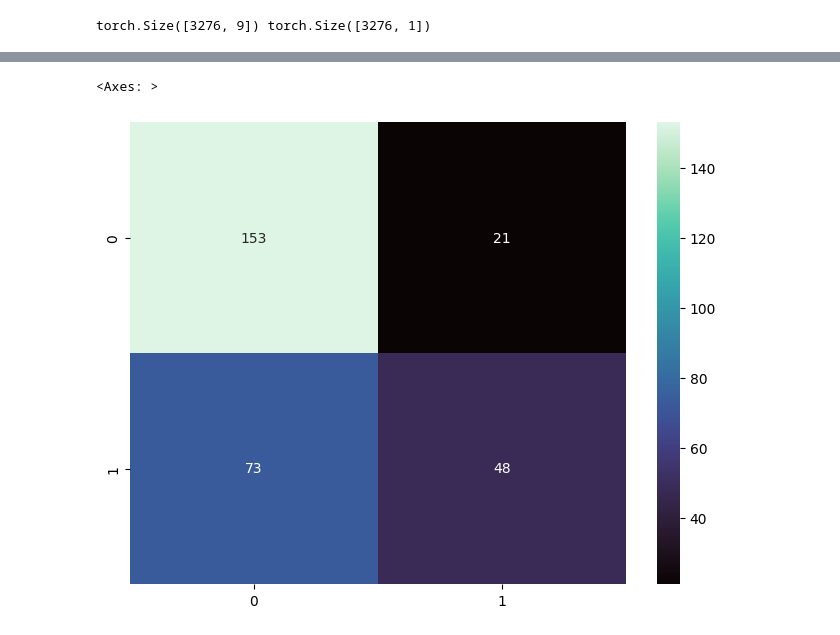
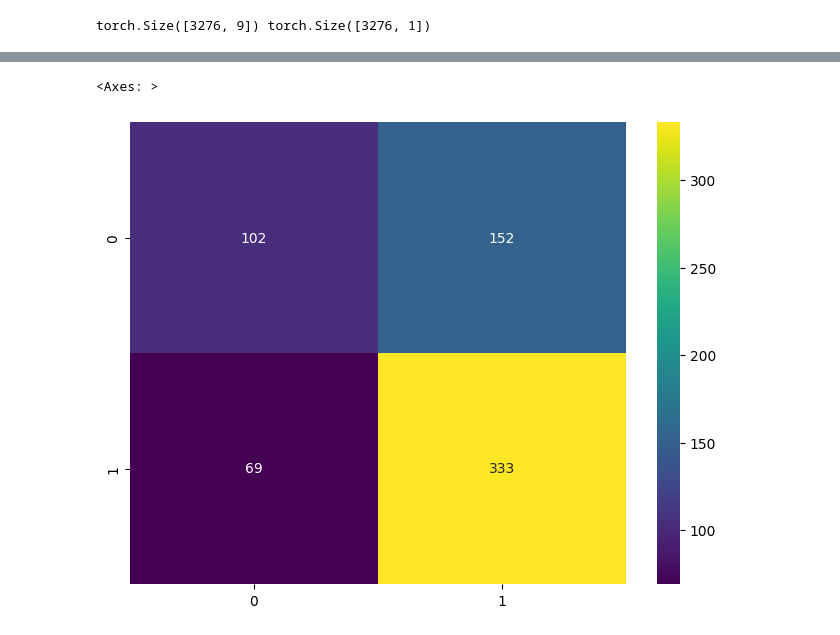
Before and after one commit to dhami11/EnvironmentalDataScience, a Jupyter notebook: EDS_A2/A2.ipynb, the cells around one changed output, grey strips where cells are left out. Saved outputs shown, nothing was run; the diff lists cells and outputs as text; code cells hidden in the pictures.

Commit message:
testing

```diff
--- a/EDS_A2/A2.ipynb
+++ b/EDS_A2/A2.ipynb
@@ -455,0 +448,9 @@ X_train, X_val, y_train, y_val = train_test_split(
+# %%
+# For deep learning model you have to split the data into three parts. First split the data
+# into training and testing part. Then split the new training (after split) part into training
+# and validation. Split ratio is up to you but overall training data atleast contain 60% of the
+# data.
+X_train, X_test, y_train, y_test = train_test_split(X_tensor, y_tensor, test_size=0.2)
+X_train, X_val, y_train, y_val = train_test_split(X_train, y_train, test_size=0.25)
+
+print(X_train.shape, X_val.shape, X_test.shape)
@@ -515,6 +518,15 @@ with torch.no_grad():
     y_pred_val = torch.round(y_pred_val)  # round the output to get binary predictions
     validation_accuracy = accuracy_score(y_val.numpy(), y_pred_val.numpy())
 
+    y_pred_test = model(X_test)
+    y_pred_test = torch.round(y_pred_test)  # round the output to get binary predictions
+    test_accuracy = accuracy_score(y_test.numpy(), y_pred_test.numpy())
+
+    train_accuracy = accuracy_score(y_train, y_pred_train)
+    test_accuracy = accuracy_score(y_test, y_pred_test)
+    validation_accuracy = accuracy_score(y_val, y_pred_val)
+
 print("Train Accuracy:", train_accuracy)
 print("Validation Accuracy:", validation_accuracy)
+print("Test Accuracy:", test_accuracy)
 # %% [output]
@@ -533,8 +546,8 @@ Validation Accuracy: 0.6813559322033899
 # %%
-# confusion matrix
-conf_matrix = confusion_matrix(y_val.numpy(), y_pred_val.numpy())
+# confusion matrix on test data
+conf_matrix = confusion_matrix(y_test, y_pred_test, labels=[1, 0])
 plt.figure(figsize=(8, 6))
-sns.heatmap(conf_matrix, annot=True, cmap="mako", fmt="d")
+sns.heatmap(conf_matrix, annot=True, cmap="viridis", fmt="d")
 # %% [output]
 <Axes: >
-[figure, old version]
+[figure, new version]
```
Also changed, not shown: parts of 3 cells of this notebook.
